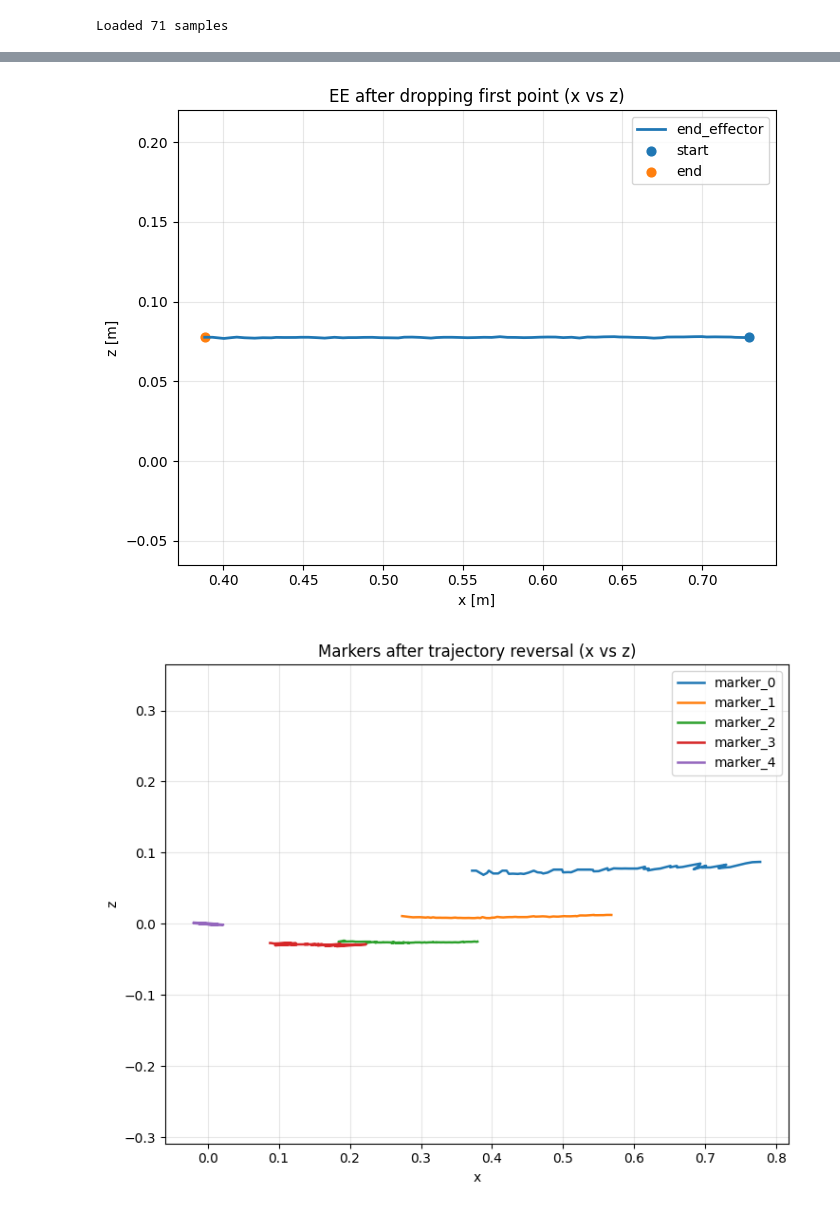
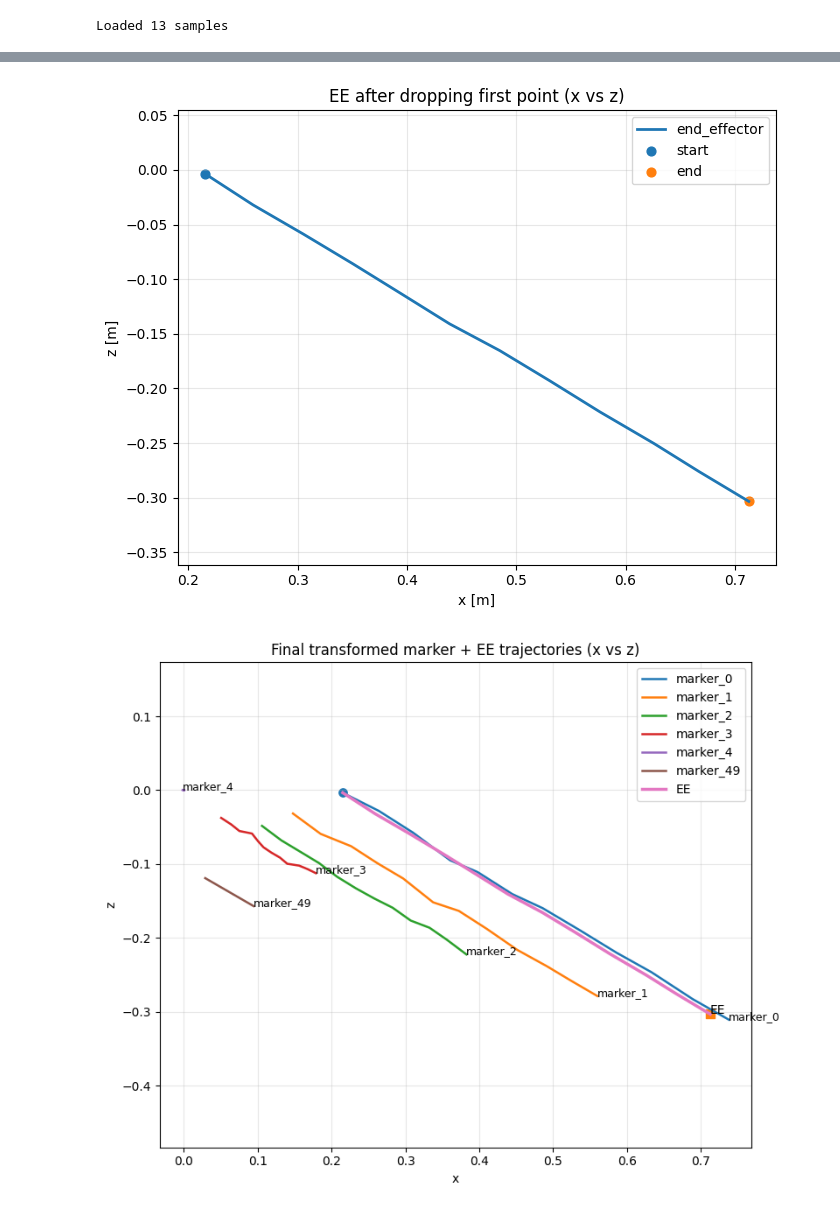
Before and after one commit to ryanchaiyakul/dismech-jax, a Jupyter notebook: examples/slinky/experiment_data/extract_experiment_data_slinky.ipynb, the cells around one changed output, grey strips where cells are left out. Saved outputs shown, nothing was run; the diff lists cells and outputs as text; code cells hidden in the pictures.

```diff
--- a/examples/slinky/experiment_data/extract_experiment_data_slinky.ipynb
+++ b/examples/slinky/experiment_data/extract_experiment_data_slinky.ipynb
@@ -8,9 +8,11 @@
 import json
 import numpy as np
 
-file_path = "DLO_slinky_1d_70cm_71pts_v1.json"
+# file_path = "DLO_slinky_1d_70cm_71pts_v1.json"
+file_path = "slinky_test4_12pts_v3.json"
+output_path = "test_dataset.npz"
 # %%
 from extract_data import extract_directbc_dataset, plot_qs_snapshots
-qs, xb, idx_b, lambdas = extract_directbc_dataset(input_json_path=file_path, output_npz_path="directbc_dataset.npz", reverse_trajectory=True, make_plots=True, drop_first_point=True)
+qs, xb, idx_b, lambdas = extract_directbc_dataset(input_json_path=file_path, output_npz_path=output_path, reverse_trajectory=False, make_plots=True, drop_first_point=True)
 # %% [output]
-Loaded 71 samples
+Loaded 13 samples
@@ -26,2 +28,2 @@ z0 = 0.5487441430566918
-[figure, old version]
+[figure, new version]
-[figure, old version]
+[figure, new version]
```
Also changed, not shown: parts of 4 cells of this notebook.
